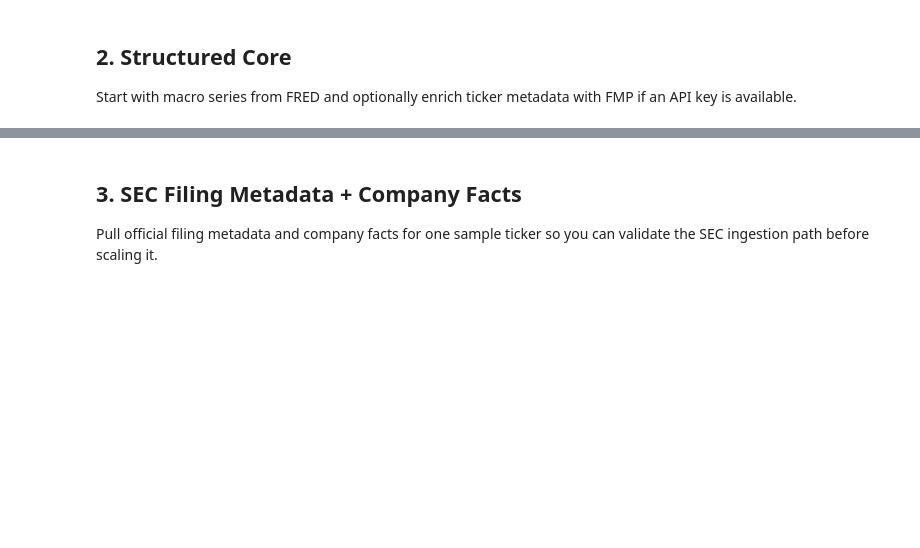
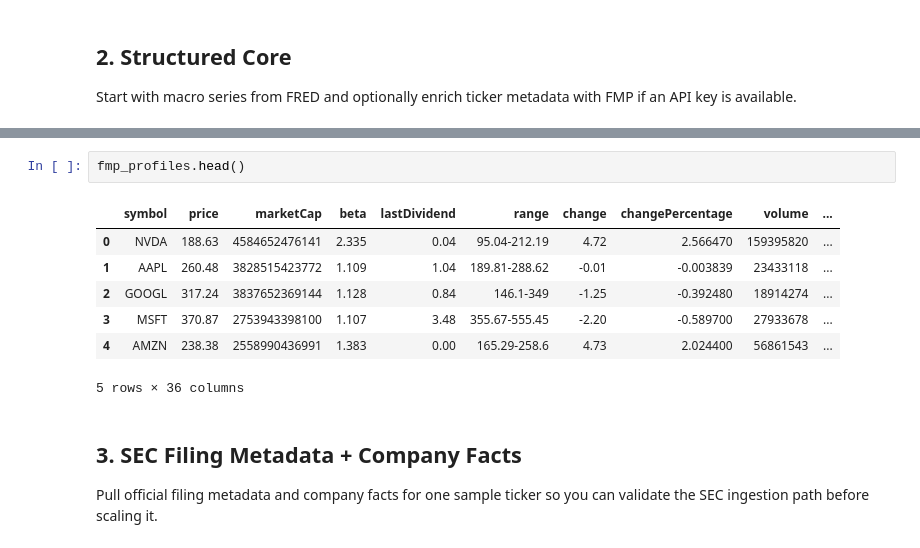
Before and after one commit to sagnikrana/portfolio-analyzer, a Jupyter notebook: data_pipeline/build_data_jupyter.ipynb, the cells around one changed output, grey strips where cells are left out. Drawn from its saved outputs; the diff is of its cells as text; blank space fills up the shorter version.

```diff
--- a/data_pipeline/build_data_jupyter.ipynb
+++ b/data_pipeline/build_data_jupyter.ipynb
@@ -152,3 +202,13 @@ else:
+# %%
+fmp_profiles.head()
+# %% [output]
+|  | symbol | price | marketCap | beta | lastDividend | range | change | changePercentage | volume | ... |
+| 0 | NVDA | 188.63 | 4584652476141 | 2.335 | 0.04 | 95.04-212.19 | 4.72 | 2.566470 | 159395820 | ... |
+| 1 | AAPL | 260.48 | 3828515423772 | 1.109 | 1.04 | 189.81-288.62 | -0.01 | -0.003839 | 23433118 | ... |
+| 2 | GOOGL | 317.24 | 3837652369144 | 1.128 | 0.84 | 146.1-349 | -1.25 | -0.392480 | 18914274 | ... |
+| 3 | MSFT | 370.87 | 2753943398100 | 1.107 | 3.48 | 355.67-555.45 | -2.20 | -0.589700 | 27933678 | ... |
+| 4 | AMZN | 238.38 | 2558990436991 | 1.383 | 0.00 | 165.29-258.6 | 4.73 | 2.024400 | 56861543 | ... |
+5 rows × 36 columns
 # %% [markdown]
 ## 3. SEC Filing Metadata + Company Facts
 
```
Also changed, not shown: parts of 8 cells of this notebook.
